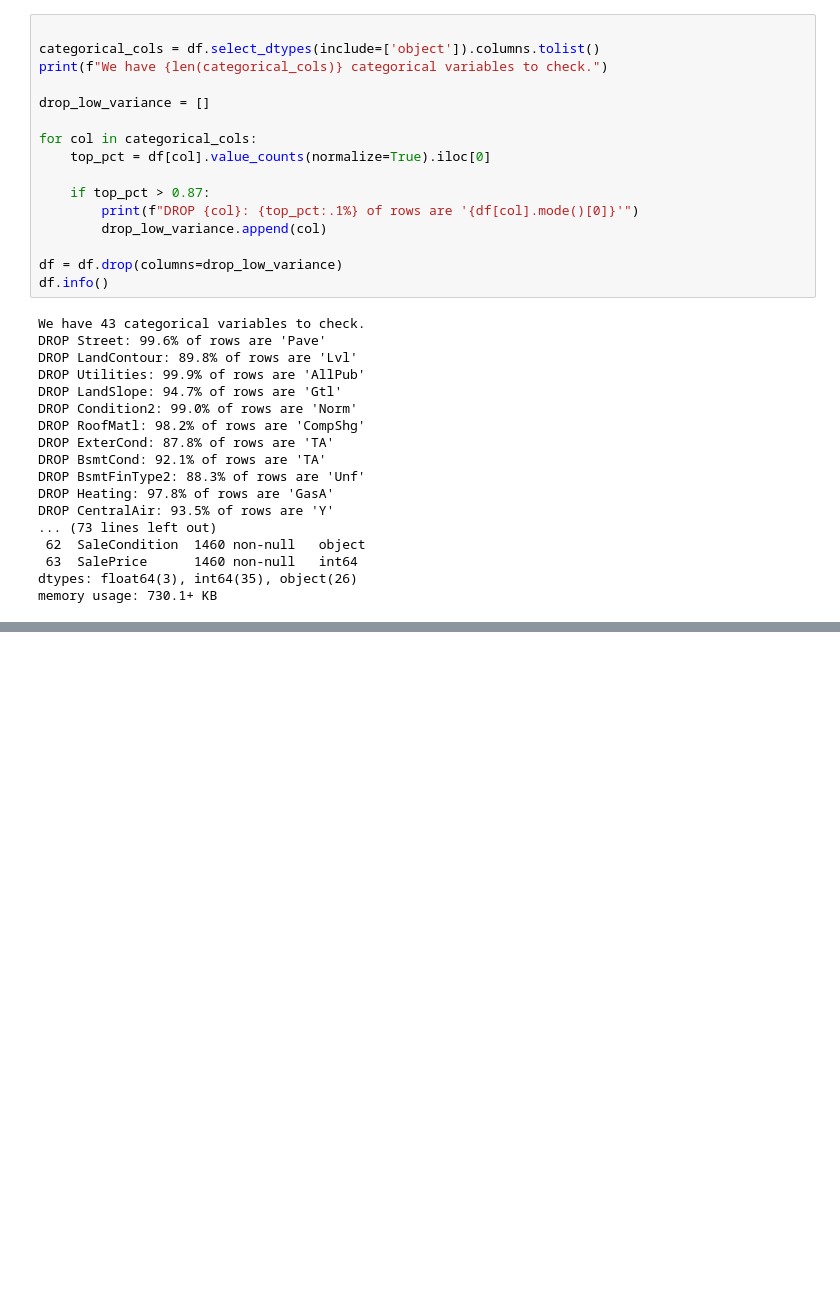
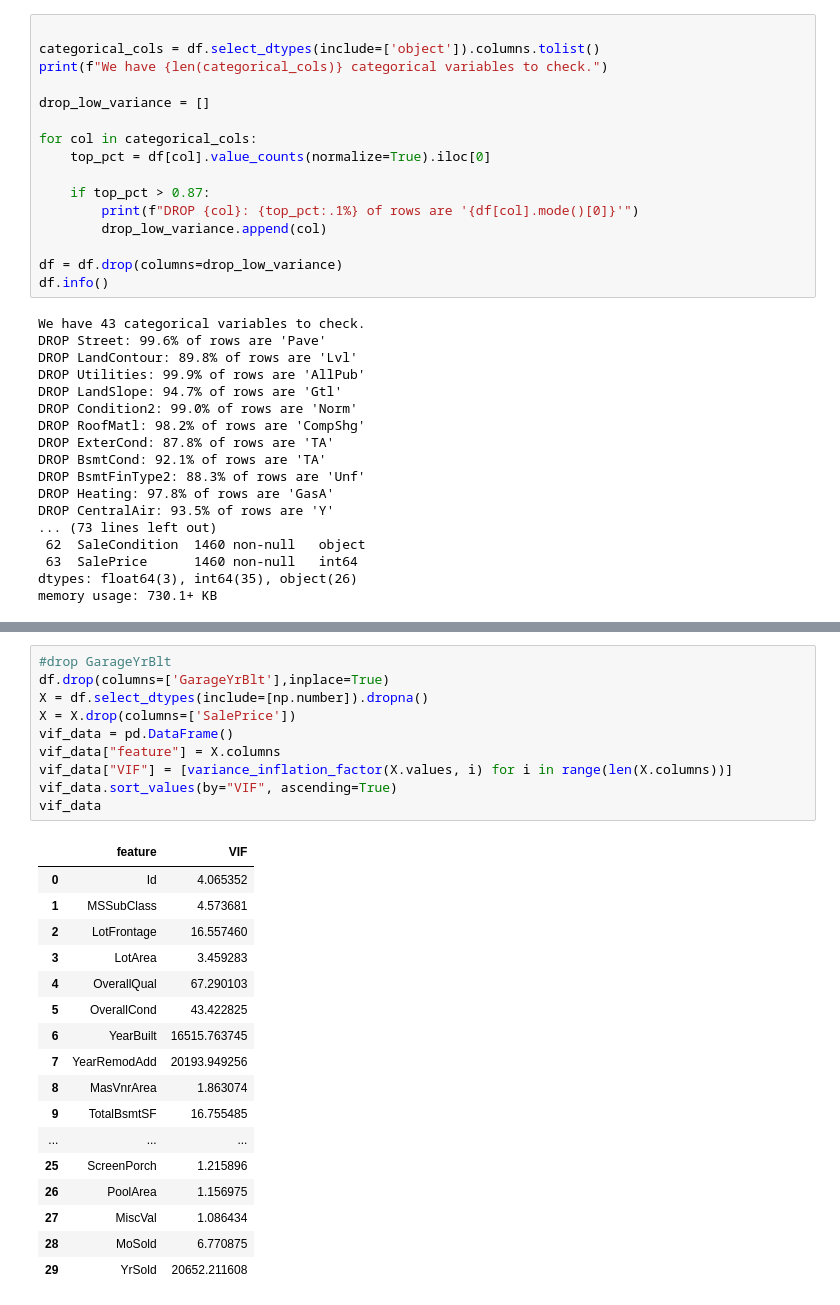
Before and after one commit to muratbek-kebtarum/ASDA_2025_Group_5_Portfolio, a Jupyter notebook: notebooks/week_09_group_5_notebook.ipynb, the cells around one changed output, grey strips where cells are left out. Drawn from its saved outputs; the diff is of its cells as text; blank space fills up the shorter version.

```diff
--- a/notebooks/week_09_group_5_notebook.ipynb
+++ b/notebooks/week_09_group_5_notebook.ipynb
@@ -132,0 +245,28 @@ memory usage: 730.1+ KB
+# %%
+#drop GarageYrBlt
+df.drop(columns=['GarageYrBlt'],inplace=True)
+X = df.select_dtypes(include=[np.number]).dropna()
+X = X.drop(columns=['SalePrice'])
+vif_data = pd.DataFrame()
+vif_data["feature"] = X.columns
+vif_data["VIF"] = [variance_inflation_factor(X.values, i) for i in range(len(X.columns))]
+vif_data.sort_values(by="VIF", ascending=True)
+vif_data
+# %% [output]
+|  | feature | VIF |
+| 0 | Id | 4.065352 |
+| 1 | MSSubClass | 4.573681 |
+| 2 | LotFrontage | 16.557460 |
+| 3 | LotArea | 3.459283 |
+| 4 | OverallQual | 67.290103 |
+| 5 | OverallCond | 43.422825 |
+| 6 | YearBuilt | 16515.763745 |
+| 7 | YearRemodAdd | 20193.949256 |
+| 8 | MasVnrArea | 1.863074 |
+| 9 | TotalBsmtSF | 16.755485 |
+| ... | ... | ... |
+| 25 | ScreenPorch | 1.215896 |
+| 26 | PoolArea | 1.156975 |
+| 27 | MiscVal | 1.086434 |
+| 28 | MoSold | 6.770875 |
+| 29 | YrSold | 20652.211608 |
```
Also changed, not shown: parts of 18 cells of this notebook.
